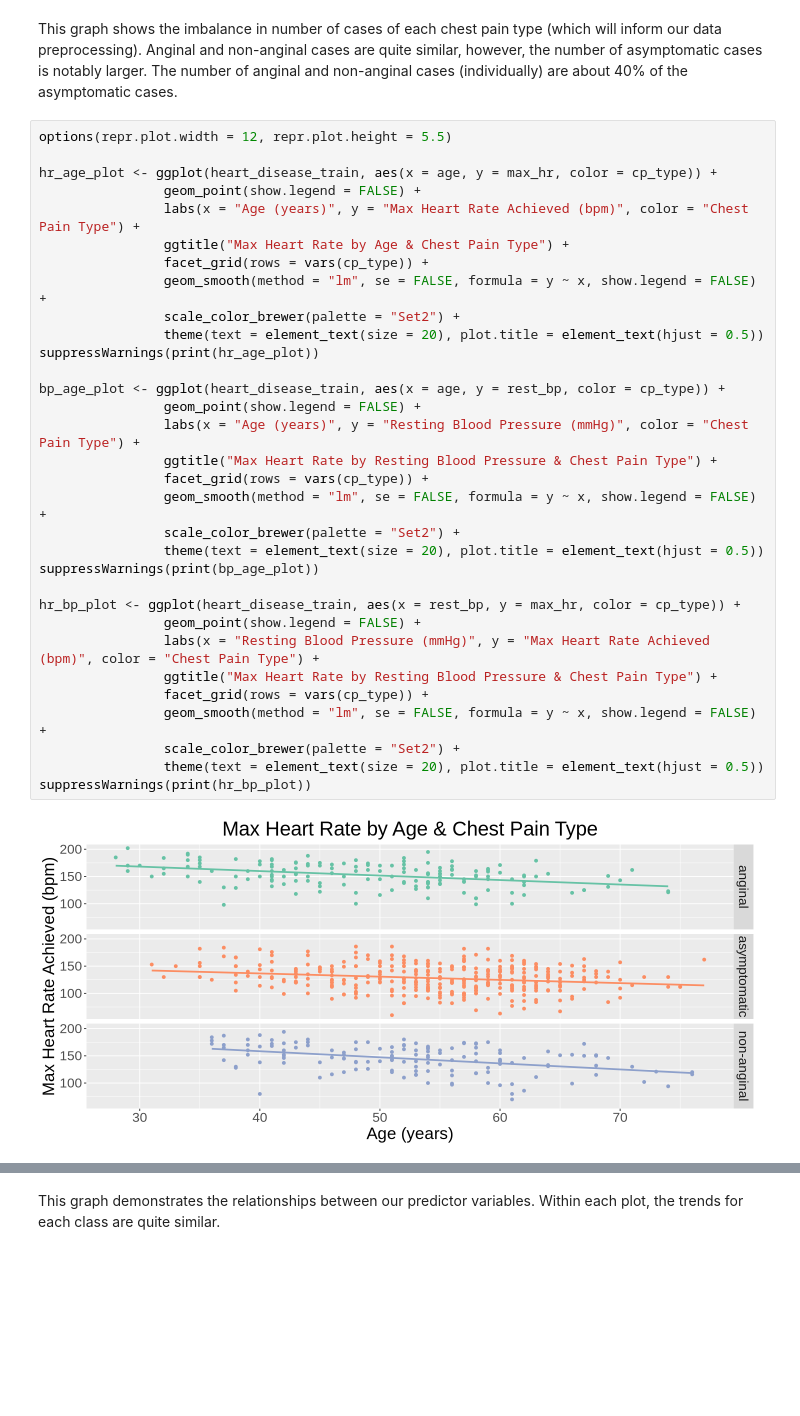
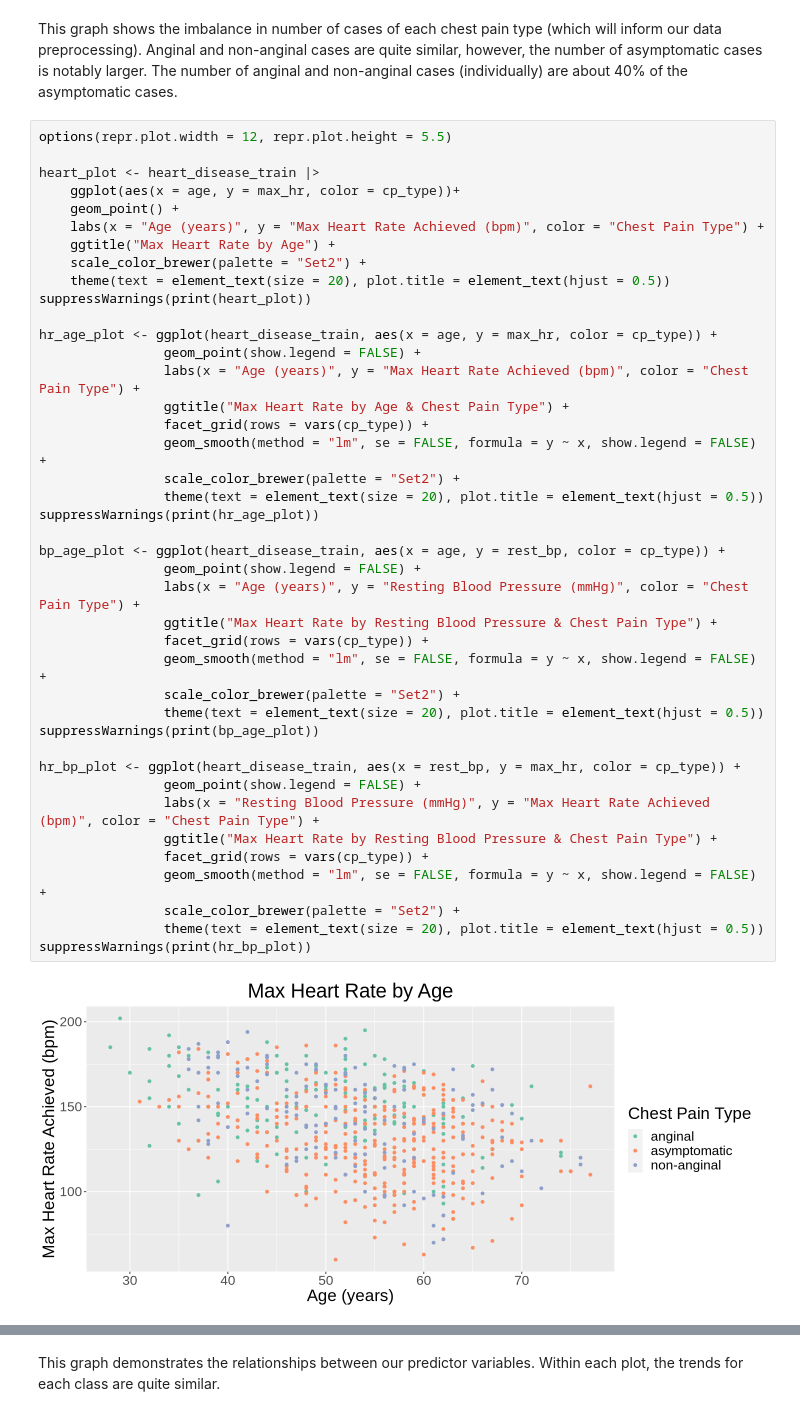
Before and after one commit to aaelbaz/DSCI-100-Group-Project, a Jupyter notebook: group_project_proposal.ipynb, the cells around one changed output, grey strips where cells are left out. Cells and saved outputs as stored; diff of their text form; blank space fills up the shorter version.

Commit message:
final graph

```diff
--- a/group_project_proposal.ipynb
+++ b/group_project_proposal.ipynb
@@ -138,35 +138,44 @@ class_plot
 This graph shows the imbalance in number of cases of each chest pain type (which will inform our data preprocessing). Anginal and non-anginal cases are quite similar, however, the number of asymptomatic cases is notably larger. The number of anginal and non-anginal cases (individually) are about 40% of the asymptomatic cases.
 # %%
 options(repr.plot.width = 12, repr.plot.height = 5.5)
+
+heart_plot <- heart_disease_train |>
+    ggplot(aes(x = age, y = max_hr, color = cp_type))+
+    geom_point() +
+    labs(x = "Age (years)", y = "Max Heart Rate Achieved (bpm)", color = "Chest Pain Type") +
+    ggtitle("Max Heart Rate by Age") +
+    scale_color_brewer(palette = "Set2") +
+    theme(text = element_text(size = 20), plot.title = element_text(hjust = 0.5))
+suppressWarnings(print(heart_plot))
 
 hr_age_plot <- ggplot(heart_disease_train, aes(x = age, y = max_hr, color = cp_type)) +
                 geom_point(show.legend = FALSE) +
                 labs(x = "Age (years)", y = "Max Heart Rate Achieved (bpm)", color = "Chest Pain Type") +
                 ggtitle("Max Heart Rate by Age & Chest Pain Type") +
                 facet_grid(rows = vars(cp_type)) +
                 geom_smooth(method = "lm", se = FALSE, formula = y ~ x, show.legend = FALSE) +
                 scale_color_brewer(palette = "Set2") +
                 theme(text = element_text(size = 20), plot.title = element_text(hjust = 0.5))
 suppressWarnings(print(hr_age_plot))
 
 bp_age_plot <- ggplot(heart_disease_train, aes(x = age, y = rest_bp, color = cp_type)) +
                 geom_point(show.legend = FALSE) +
                 labs(x = "Age (years)", y = "Resting Blood Pressure (mmHg)", color = "Chest Pain Type") +
                 ggtitle("Max Heart Rate by Resting Blood Pressure & Chest Pain Type") +
                 facet_grid(rows = vars(cp_type)) +
                 geom_smooth(method = "lm", se = FALSE, formula = y ~ x, show.legend = FALSE) +
                 scale_color_brewer(palette = "Set2") +
                 theme(text = element_text(size = 20), plot.title = element_text(hjust = 0.5))
 suppressWarnings(print(bp_age_plot))
 
 hr_bp_plot <- ggplot(heart_disease_train, aes(x = rest_bp, y = max_hr, color = cp_type)) +
                 geom_point(show.legend = FALSE) +
                 labs(x = "Resting Blood Pressure (mmHg)", y = "Max Heart Rate Achieved (bpm)", color = "Chest Pain Type") +
                 ggtitle("Max Heart Rate by Resting Blood Pressure & Chest Pain Type") +
                 facet_grid(rows = vars(cp_type)) +
                 geom_smooth(method = "lm", se = FALSE, formula = y ~ x, show.legend = FALSE) +
                 scale_color_brewer(palette = "Set2") +
                 theme(text = element_text(size = 20), plot.title = element_text(hjust = 0.5))
 suppressWarnings(print(hr_bp_plot))
 # %% [output]
-[figure, old version]
+[figure, new version]
```
Also changed, not shown: parts of 4 cells of this notebook.
